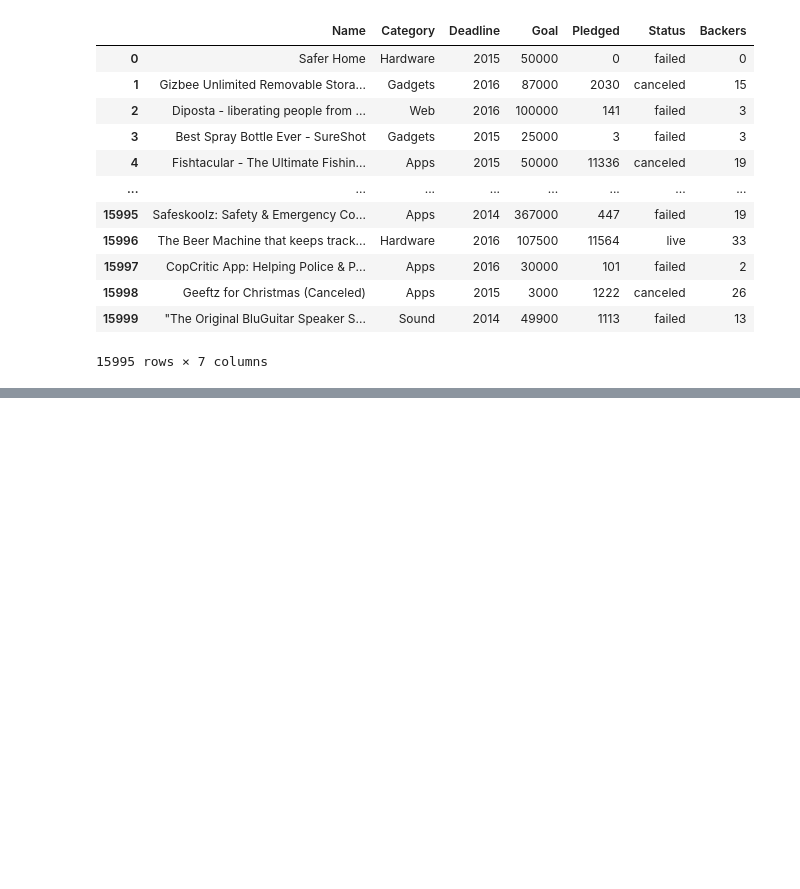
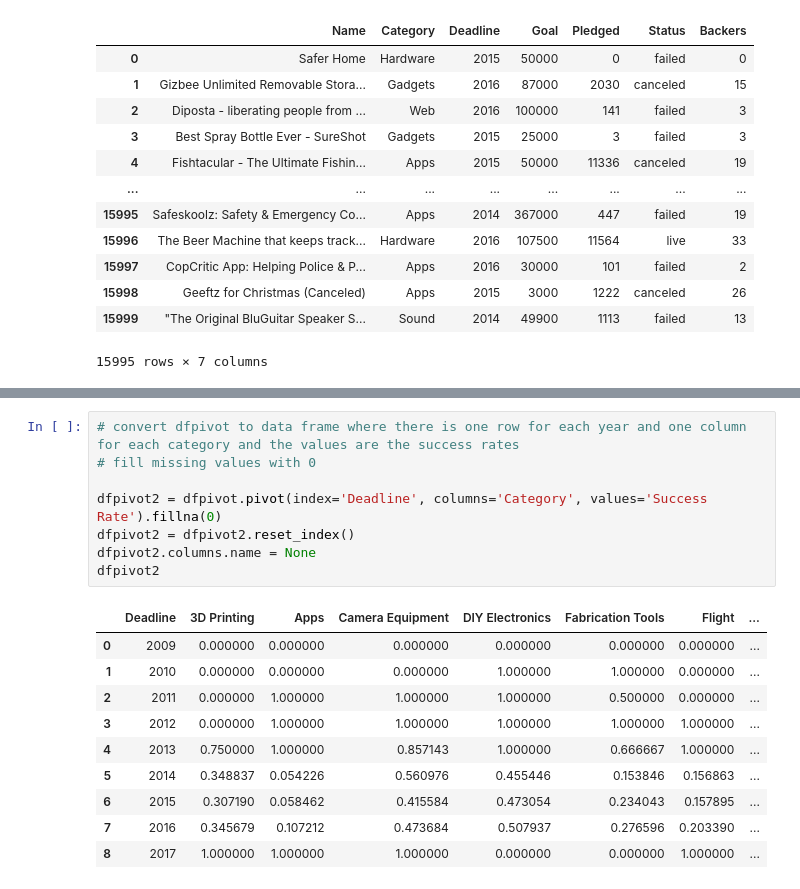
Before and after one commit to Nadil-K/Data-Visualization-and-Dashboarding-Lab, a Jupyter notebook: Lab-Nadil.ipynb, the cells around one changed output, grey strips where cells are left out. Cells and saved outputs as stored; diff of their text form; blank space fills up the shorter version.

```diff
--- a/Lab-Nadil.ipynb
+++ b/Lab-Nadil.ipynb
@@ -99,0 +178,19 @@ df
+# %%
+# convert dfpivot to data frame where there is one row for each year and one column for each category and the values are the success rates
+# fill missing values with 0
+
+dfpivot2 = dfpivot.pivot(index='Deadline', columns='Category', values='Success Rate').fillna(0)
+dfpivot2 = dfpivot2.reset_index()
+dfpivot2.columns.name = None
+dfpivot2
+# %% [output]
+|  | Deadline | 3D Printing | Apps | Camera Equipment | DIY Electronics | Fabrication Tools | Flight | ... |
+| 0 | 2009 | 0.000000 | 0.000000 | 0.000000 | 0.000000 | 0.000000 | 0.000000 | ... |
+| 1 | 2010 | 0.000000 | 0.000000 | 0.000000 | 1.000000 | 1.000000 | 0.000000 | ... |
+| 2 | 2011 | 0.000000 | 1.000000 | 1.000000 | 1.000000 | 0.500000 | 0.000000 | ... |
+| 3 | 2012 | 0.000000 | 1.000000 | 1.000000 | 1.000000 | 1.000000 | 1.000000 | ... |
+| 4 | 2013 | 0.750000 | 1.000000 | 0.857143 | 1.000000 | 0.666667 | 1.000000 | ... |
+| 5 | 2014 | 0.348837 | 0.054226 | 0.560976 | 0.455446 | 0.153846 | 0.156863 | ... |
+| 6 | 2015 | 0.307190 | 0.058462 | 0.415584 | 0.473054 | 0.234043 | 0.157895 | ... |
+| 7 | 2016 | 0.345679 | 0.107212 | 0.473684 | 0.507937 | 0.276596 | 0.203390 | ... |
+| 8 | 2017 | 1.000000 | 1.000000 | 1.000000 | 0.000000 | 0.000000 | 1.000000 | ... |
```
Also changed, not shown: parts of 10 cells of this notebook.
